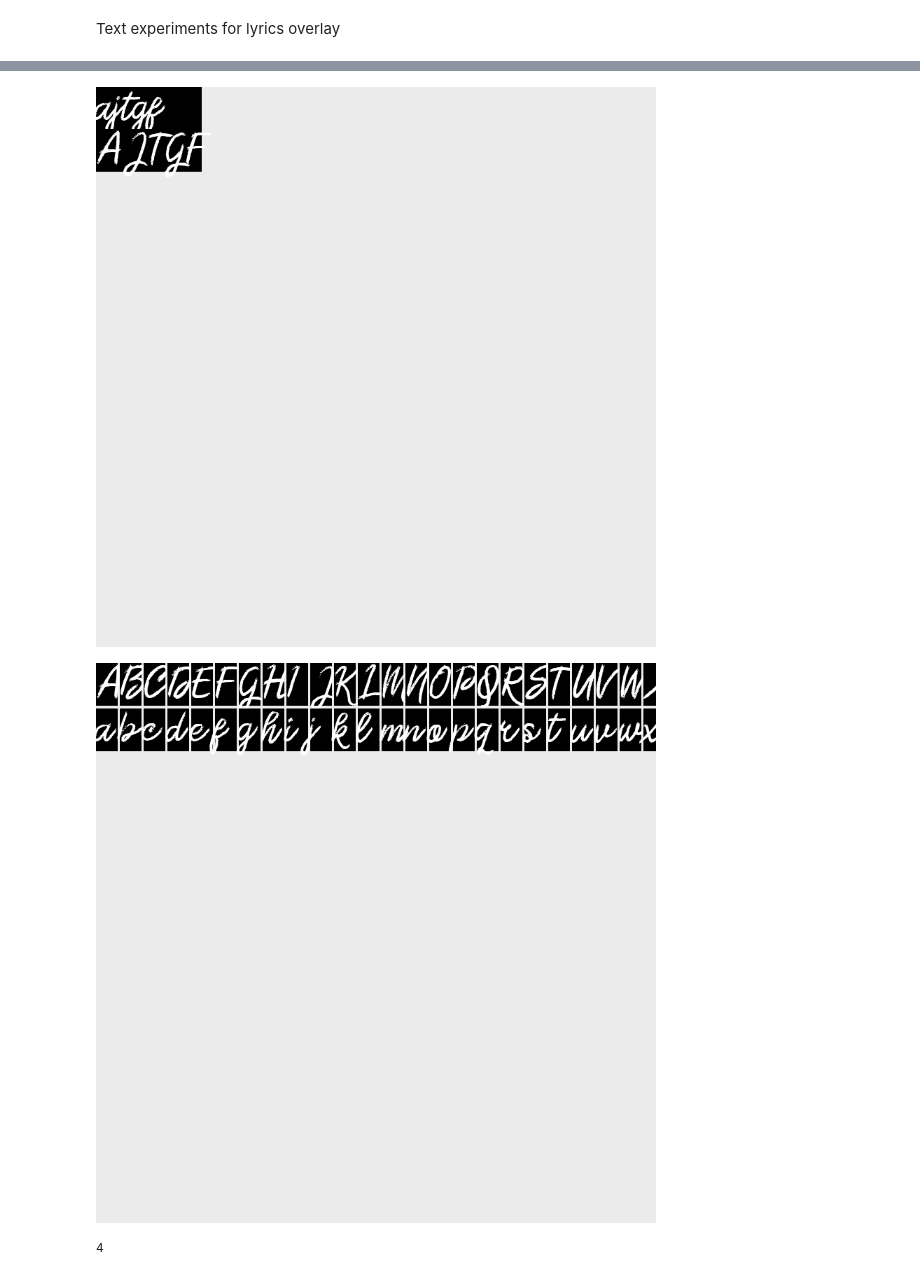
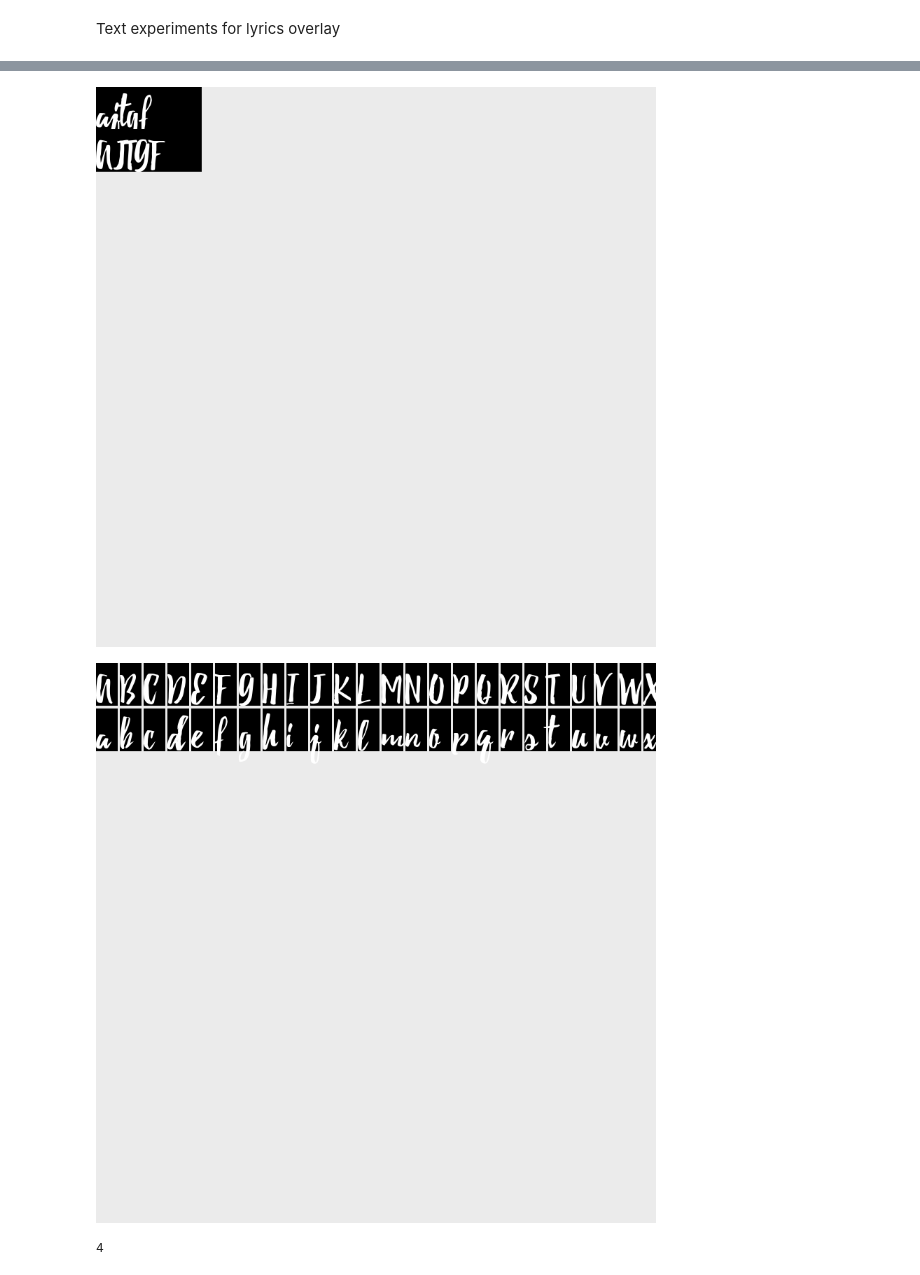
Before and after one commit to csubhodeep/lyrics_overlay, a Jupyter notebook: notebooks/text_font/text_font_exp.ipynb, the cells around one changed output, grey strips where cells are left out. Saved outputs shown, nothing was run; the diff lists cells and outputs as text; code cells hidden in the pictures.

Commit message:
new text overlay with shadow new font added

```diff
--- a/notebooks/text_font/text_font_exp.ipynb
+++ b/notebooks/text_font/text_font_exp.ipynb
@@ -9,3 +15,8 @@ import PIL
+# %%
+home = "../misc_data/"
+font_path = os.path.join(home, 'fonts','debby.ttf')
+test_image_path = os.path.join(home,'background.jpeg')
 # %%
-in_img = Image.open("pk_in.jpg")
+in_img = Image.open(test_image_path)
+print(in_img.size)
 draw = ImageDraw.Draw(in_img)
@@ -14,8 +27,8 @@ draw.rectangle(((320, 140), (320+22.5, 140+45)), fill="black")
 # %%
-font = ImageFont.truetype("chalk_font2.otf", 45)
+font = ImageFont.truetype(font_path, 45)
 
-draw.text((320, 140), "Lyrics", font=font)
-draw.text((340, 200), "yahi", font=font)
-draw.text((320, 260), "lagaenge", font=font)
+draw.text((132.5, 140), "Lyrics", font=font)
+draw.text((132.5, 200), "yahi", font=font)
+draw.text((132.5, 260), "lagaenge", font=font)
 # %%
 in_img.size
@@ -66,18 +79,18 @@ def draw_word(x,y,draw, word, font_size, gap, font_name, box_scale=1, font_start
 # %%
 in_img = Image.new("RGB", (800, 800), (235, 235, 235))
 draw = ImageDraw.Draw(in_img)
-draw_word(0,0, draw,"ajtgf",60,4, "chalk_font1.ttf", box_scale=1,font_start_gap_scale=0.0)
-draw_word(0,60, draw,"AJTGF",60,4, "chalk_font1.ttf", box_scale=1,font_start_gap_scale=0.0)
+draw_word(0,0, draw,"ajtgf",60,4, font_path, box_scale=1,font_start_gap_scale=0.0)
+draw_word(0,60, draw,"AJTGF",60,4, font_path, box_scale=1,font_start_gap_scale=0.0)
 in_img
 # %% [output]
-[figure, old version]
+[figure, new version]
 # %%
 in_img = Image.new("RGB", (800, 800), (235, 235, 235))
 draw = ImageDraw.Draw(in_img)
-draw_alphabets(draw,60,4, "chalk_font1.ttf", box_scale=1,font_start_gap_scale=0.0)
+draw_alphabets(draw,60,4, font_path, box_scale=1,font_start_gap_scale=0.0)
 in_img
 # %% [output]
-[figure, old version]
+[figure, new version]
 # %%
 import math
 math.ceil(7/2)
```
Also changed, not shown: parts of 9 cells of this notebook, 3 other files.
